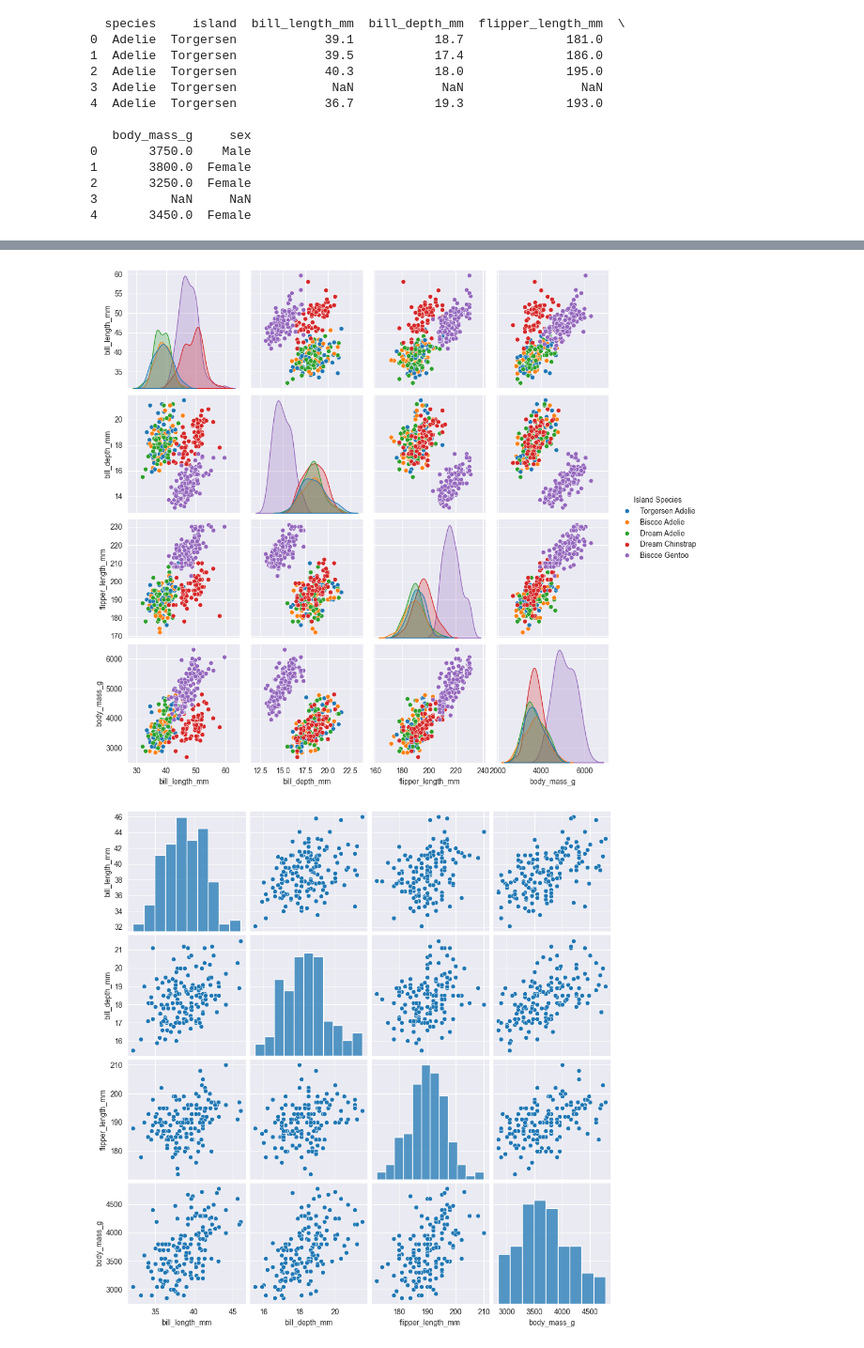
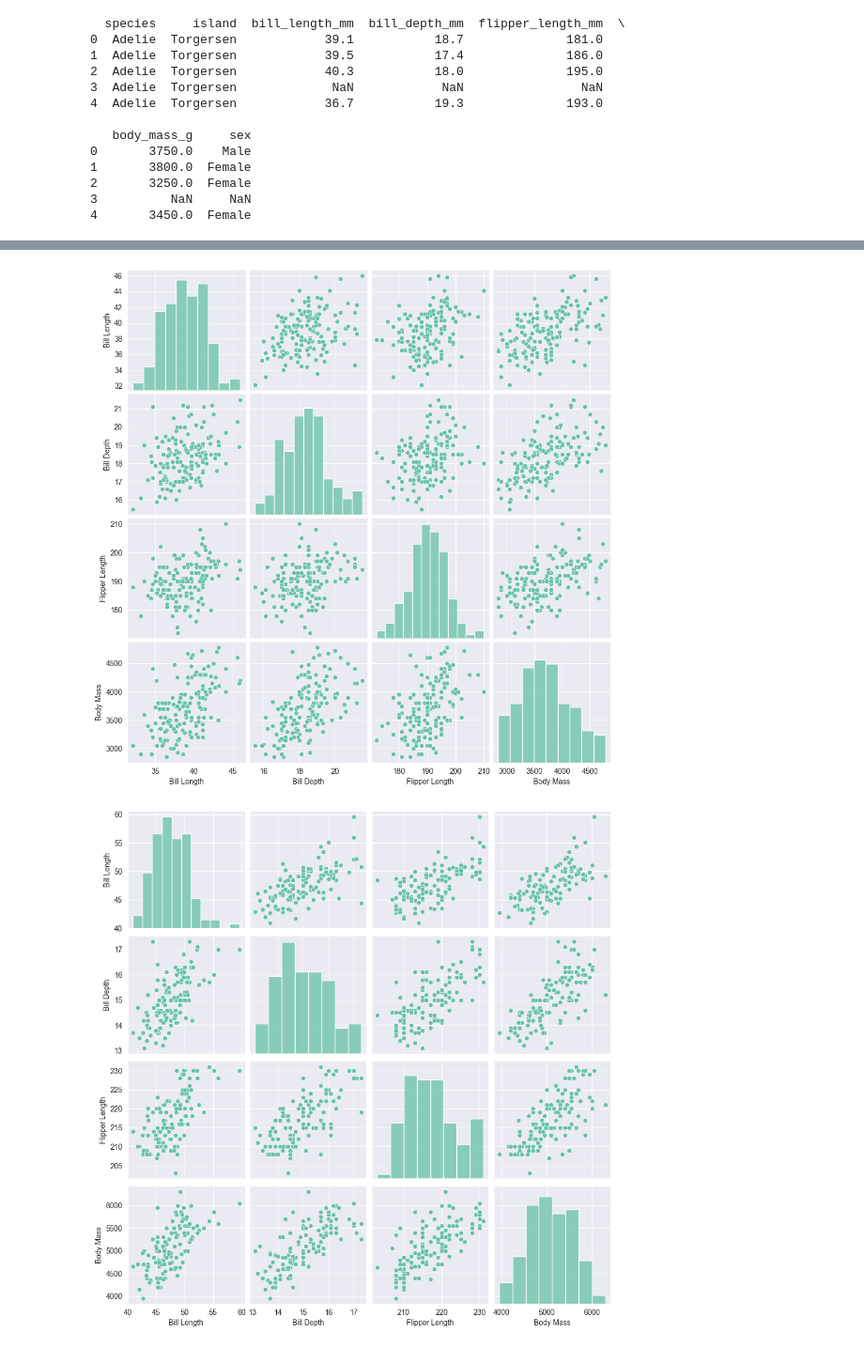
Before and after one commit to scottryanw/data-fun-06-eda, a Jupyter notebook: Williamson_EDA.ipynb, the cells around one changed output, grey strips where cells are left out. Shown at 94% size. Cells and saved outputs as stored; diff of their text form; code cells hidden in the pictures.

```diff
--- a/Williamson_EDA.ipynb
+++ b/Williamson_EDA.ipynb
@@ -54,0 +89,3 @@ dtype: object
+# %%
+#Drop null rows
+df.dropna(inplace=True)
@@ -68,6 +111,8 @@ max         59.600000      21.500000         231.000000  6300.000000
 # %%
 # Inspect histograms for all numerical columns
 df.hist()
+sns.set_style('darkgrid')
+sns.set_palette('Set2')
 
 # Show all plots
 plt.show()
@@ -133,0 +217,7 @@ create more useful correlations
+# %%
+#Create new column
+df['Island Species'] = df['Island'].map(str) + ' ' + df['Species'].map(str)
+#Create new datasets for each species
+df_adelie=df[df['Species']=='Adelie']
+df_gentoo=df[df['Species']=='Gentoo']
+df_chinstrap=df[df['Species']=='Chinstrap']
@@ -134,13 +226,8 @@ create more useful correlations
 # %%
-#Create new datasets for each species
-df_adelie=df[df['species']=='Adelie']
-df_gentoo=df[df['species']=='Gentoo']
-df_chinstrap=df[df['species']=='Chinstrap']
-
-
+#Adelie Correlation
 adelie_correlation_matrix=df_adelie.select_dtypes(include=['number']).corr()
 
-adelie_correlation_matrix
+print(adelie_correlation_matrix)
 
 sns.heatmap(adelie_correlation_matrix,annot=True, cmap="Blues")
 # %% [output]
@@ -168,12 +281,14 @@ sns.heatmap(chinstrap_correlation_matrix,annot=True, cmap="BuPu")
 # %%
-df['Island Species'] = df['island'].map(str) + ' ' + df['species'].map(str)
+
 # Initial Visualizations
-sns.pairplot(df,hue='Island Species')
 sns.pairplot(df_adelie)
 sns.pairplot(df_gentoo)
 sns.pairplot(df_chinstrap)
-# Other Visualizations
+
+# Adelie Visualization vs Island
+sns.pairplot(df_adelie,hue='Island Species')
+
 plt.show()
 # %% [output]
-[figure, old version]
+[figure, new version]
-[figure, old version]
+[figure, new version]
```
Also changed, not shown: parts of 40 cells of this notebook.
